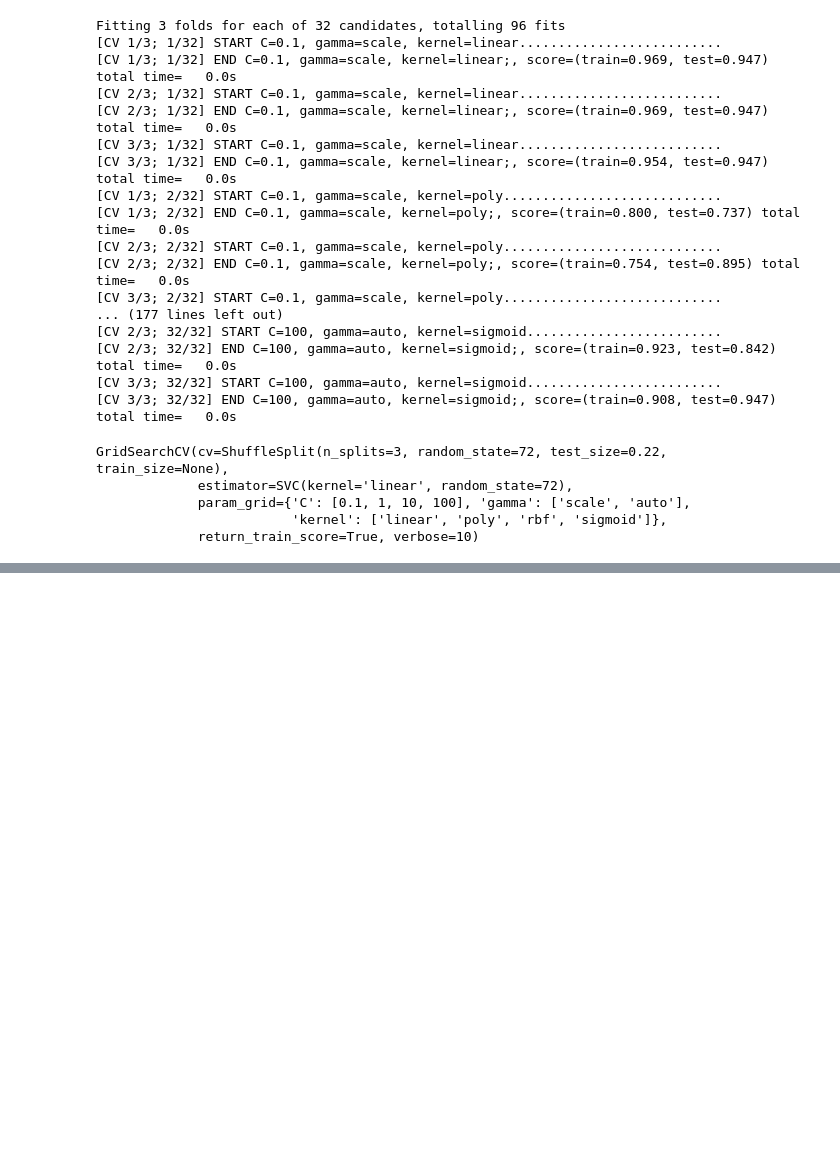
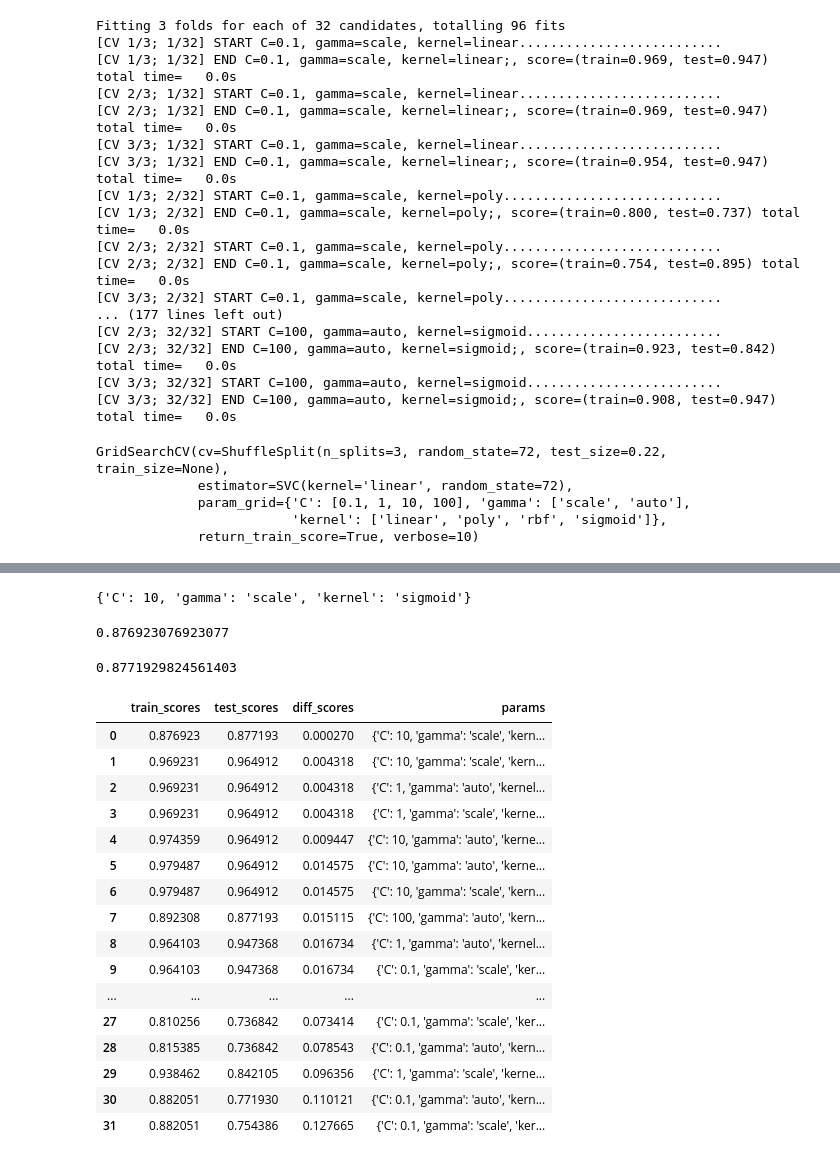
Before and after one commit to Khoshbayani/iris_DS, a Jupyter notebook: iris-matchine-learning.ipynb, the cells around one changed output, grey strips where cells are left out. Saved outputs shown, nothing was run; the diff lists cells and outputs as text; code cells hidden in the pictures; blank space fills up the shorter version.

```diff
--- a/iris-matchine-learning.ipynb
+++ b/iris-matchine-learning.ipynb
@@ -189,0 +199,2 @@ GridSearchCV(cv=ShuffleSplit(n_splits=3, random_state=72, test_size=0.22, train_
+# %%
+svm_train_scores = svm_grid_search.cv_results_['mean_train_score']
@@ -189,0 +206,12 @@ GridSearchCV(cv=ShuffleSplit(n_splits=3, random_state=72, test_size=0.22, train_
+# %%
+svm_grid_search.cv_results_["params"][index_mean_diff_svm_scores] # Get the parameters with the minimum difference between train and test score
+# %% [output]
+{'C': 10, 'gamma': 'scale', 'kernel': 'sigmoid'}
+# %%
+svm_grid_search.cv_results_["mean_train_score"][index_mean_diff_svm_scores]
+# %% [output]
+0.876923076923077
+# %%
+svm_grid_search.cv_results_["mean_test_score"][index_mean_diff_svm_scores]
+# %% [output]
+0.8771929824561403
@@ -189,0 +224,21 @@ GridSearchCV(cv=ShuffleSplit(n_splits=3, random_state=72, test_size=0.22, train_
+# %%
+svm_scores_df = pd.DataFrame(svm_scores).sort_values(by="diff_scores", ascending=True).reset_index(drop=True)
+svm_scores_df
+# %% [output]
+|  | train_scores | test_scores | diff_scores | params |
+| 0 | 0.876923 | 0.877193 | 0.000270 | {'C': 10, 'gamma': 'scale', 'kern... |
+| 1 | 0.969231 | 0.964912 | 0.004318 | {'C': 10, 'gamma': 'scale', 'kern... |
+| 2 | 0.969231 | 0.964912 | 0.004318 | {'C': 1, 'gamma': 'auto', 'kernel... |
+| 3 | 0.969231 | 0.964912 | 0.004318 | {'C': 1, 'gamma': 'scale', 'kerne... |
+| 4 | 0.974359 | 0.964912 | 0.009447 | {'C': 10, 'gamma': 'auto', 'kerne... |
+| 5 | 0.979487 | 0.964912 | 0.014575 | {'C': 10, 'gamma': 'auto', 'kerne... |
+| 6 | 0.979487 | 0.964912 | 0.014575 | {'C': 10, 'gamma': 'scale', 'kern... |
+| 7 | 0.892308 | 0.877193 | 0.015115 | {'C': 100, 'gamma': 'auto', 'kern... |
+| 8 | 0.964103 | 0.947368 | 0.016734 | {'C': 1, 'gamma': 'auto', 'kernel... |
+| 9 | 0.964103 | 0.947368 | 0.016734 | {'C': 0.1, 'gamma': 'scale', 'ker... |
+| ... | ... | ... | ... | ... |
+| 27 | 0.810256 | 0.736842 | 0.073414 | {'C': 0.1, 'gamma': 'scale', 'ker... |
+| 28 | 0.815385 | 0.736842 | 0.078543 | {'C': 0.1, 'gamma': 'auto', 'kern... |
+| 29 | 0.938462 | 0.842105 | 0.096356 | {'C': 1, 'gamma': 'scale', 'kerne... |
+| 30 | 0.882051 | 0.771930 | 0.110121 | {'C': 0.1, 'gamma': 'auto', 'kern... |
+| 31 | 0.882051 | 0.754386 | 0.127665 | {'C': 0.1, 'gamma': 'scale', 'ker... |
```
Also changed, not shown: parts of 12 cells of this notebook.
